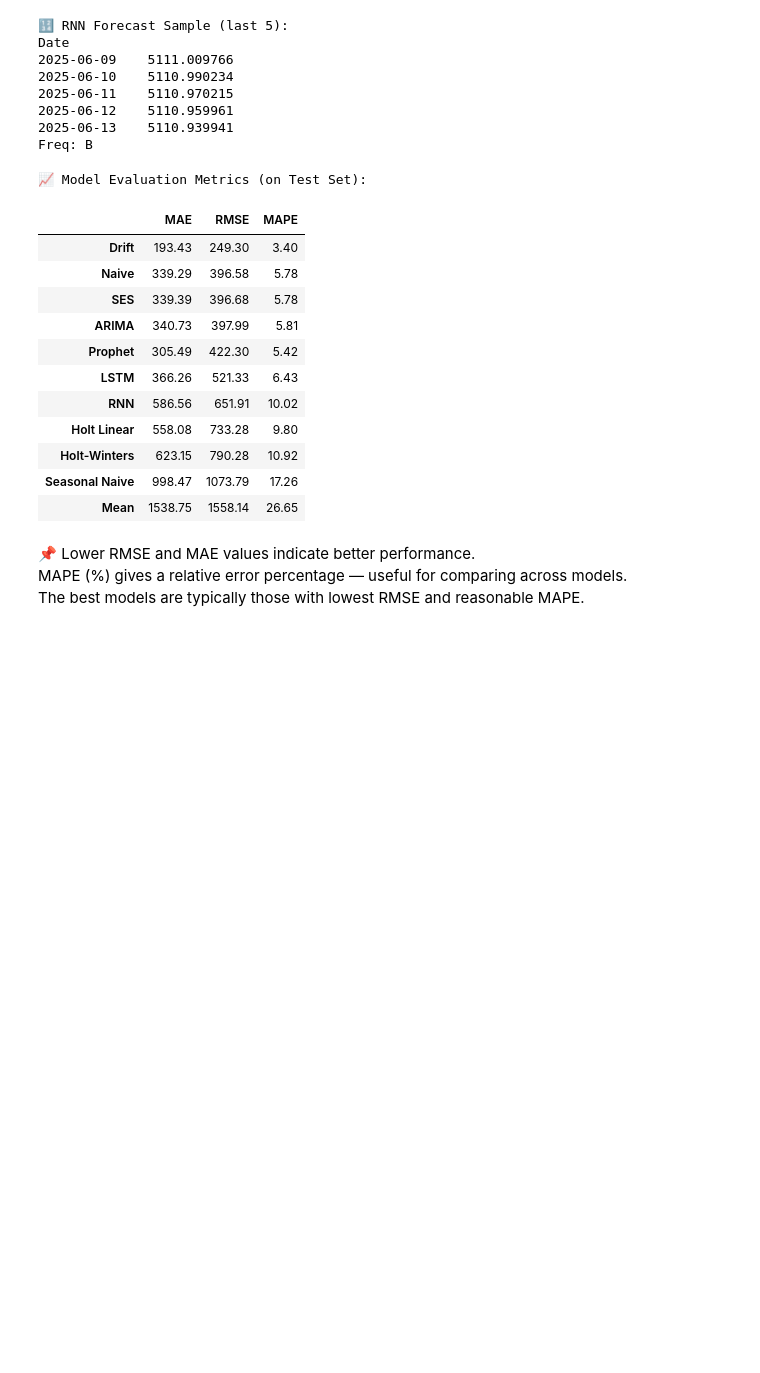
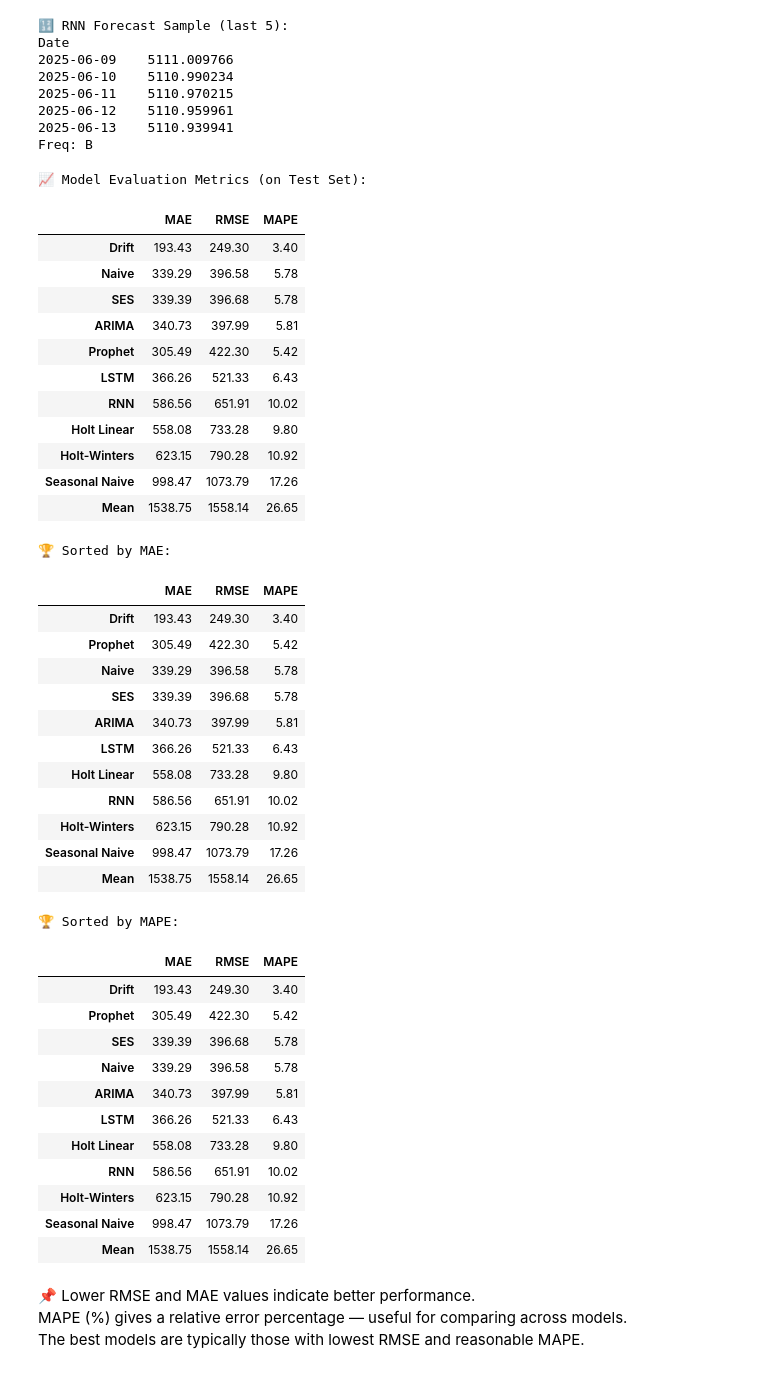
Before and after one commit to rhkraptor/FoEM, a Jupyter notebook: FoEM_Projekt.ipynb, the cells around one changed output. Cells and saved outputs as stored; diff of their text form; code cells hidden in the pictures; blank space fills up the shorter version.

```diff
--- a/FoEM_Projekt.ipynb
+++ b/FoEM_Projekt.ipynb
@@ -872,33 +872,65 @@ evaluate_model(ts_test_raw, mean_forecast, "Mean")
 evaluate_model(ts_test_raw, forecast_ses, "SES")
 evaluate_model(ts_test_raw, forecast_holt, "Holt Linear")
 evaluate_model(ts_test_raw, forecast_hw, "Holt-Winters")
 
 evaluate_model(ts_test_raw, forecast_arima, "ARIMA")
 evaluate_model(ts_test_raw, forecast_prophet_series, "Prophet")
 evaluate_model(ts_test_raw, forecast_lstm_series, "LSTM")
 evaluate_model(ts_test_raw, rnn_forecast_series, "RNN")
 
 # 📊 Convert to DataFrame
 eval_df = pd.DataFrame(eval_results).T.round(2)
 eval_df = eval_df.sort_values(by="RMSE")  # Sort by RMSE
 
 # 📋 Show table
 print("📈 Model Evaluation Metrics (on Test Set):")
 display(eval_df)
+
+print("\n🏆 Sorted by MAE:")
+display(eval_df.sort_values(by="MAE"))
+
+print("\n🏆 Sorted by MAPE:")
+display(eval_df.sort_values(by="MAPE"))
 # %% [output]
 📈 Model Evaluation Metrics (on Test Set):
 |  | MAE | RMSE | MAPE |
 | Drift | 193.43 | 249.30 | 3.40 |
 | Naive | 339.29 | 396.58 | 5.78 |
 | SES | 339.39 | 396.68 | 5.78 |
 | ARIMA | 340.73 | 397.99 | 5.81 |
 | Prophet | 305.49 | 422.30 | 5.42 |
 | LSTM | 366.26 | 521.33 | 6.43 |
 | RNN | 586.56 | 651.91 | 10.02 |
 | Holt Linear | 558.08 | 733.28 | 9.80 |
 | Holt-Winters | 623.15 | 790.28 | 10.92 |
 | Seasonal Naive | 998.47 | 1073.79 | 17.26 |
 | Mean | 1538.75 | 1558.14 | 26.65 |
+🏆 Sorted by MAE:
+|  | MAE | RMSE | MAPE |
+| Drift | 193.43 | 249.30 | 3.40 |
+| Prophet | 305.49 | 422.30 | 5.42 |
+| Naive | 339.29 | 396.58 | 5.78 |
+| SES | 339.39 | 396.68 | 5.78 |
+| ARIMA | 340.73 | 397.99 | 5.81 |
+| LSTM | 366.26 | 521.33 | 6.43 |
+| Holt Linear | 558.08 | 733.28 | 9.80 |
+| RNN | 586.56 | 651.91 | 10.02 |
+| Holt-Winters | 623.15 | 790.28 | 10.92 |
+| Seasonal Naive | 998.47 | 1073.79 | 17.26 |
+| Mean | 1538.75 | 1558.14 | 26.65 |
+🏆 Sorted by MAPE:
+|  | MAE | RMSE | MAPE |
+| Drift | 193.43 | 249.30 | 3.40 |
+| Prophet | 305.49 | 422.30 | 5.42 |
+| SES | 339.39 | 396.68 | 5.78 |
+| Naive | 339.29 | 396.58 | 5.78 |
+| ARIMA | 340.73 | 397.99 | 5.81 |
+| LSTM | 366.26 | 521.33 | 6.43 |
+| Holt Linear | 558.08 | 733.28 | 9.80 |
+| RNN | 586.56 | 651.91 | 10.02 |
+| Holt-Winters | 623.15 | 790.28 | 10.92 |
+| Seasonal Naive | 998.47 | 1073.79 | 17.26 |
+| Mean | 1538.75 | 1558.14 | 26.65 |
 # %% [markdown]
 📌 Lower RMSE and MAE values indicate better performance.
 MAPE (%) gives a relative error percentage — useful for comparing across models.
```
